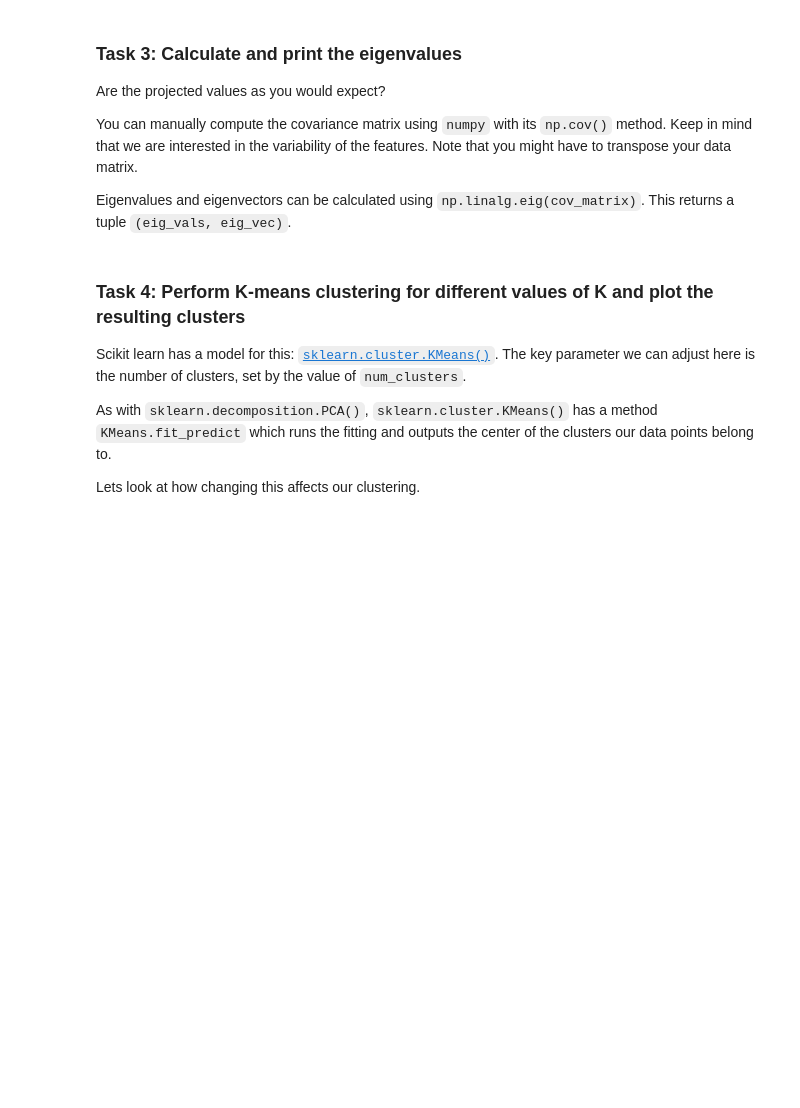
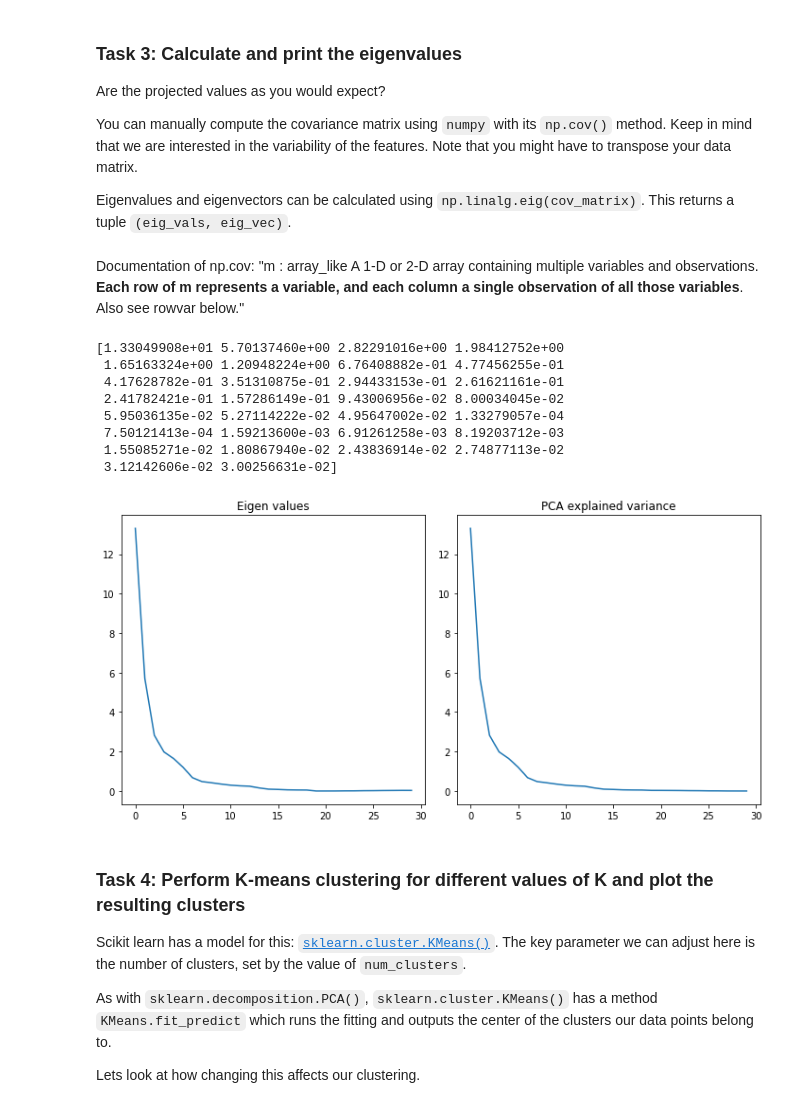
Before and after one commit to lc5415/hda_msc_tutorials, a Jupyter notebook: 6_Unsupervised_and_CNNs/PCA_and_kmeans.ipynb, the cells around one changed output. Saved outputs shown, nothing was run; the diff lists cells and outputs as text; code cells hidden in the pictures; blank space fills up the shorter version.

```diff
--- a/6_Unsupervised_and_CNNs/PCA_and_kmeans.ipynb
+++ b/6_Unsupervised_and_CNNs/PCA_and_kmeans.ipynb
@@ -74,15 +81,35 @@ Are the projected values as you would expect?
 You can manually compute the covariance matrix using `numpy` with its `np.cov()` method. Keep in mind that we are interested in the variability of the features. Note that you might have to transpose your data matrix.
 
 Eigenvalues and eigenvectors can be calculated using `np.linalg.eig(cov_matrix)`. This returns a tuple `(eig_vals, eig_vec)`.
+# %%
+# Compute the covariance matrix.
+covx = np.cov(X.T)
+# %% [markdown]
+Documentation of np.cov: "m : array_like
+A 1-D or 2-D array containing multiple variables and observations. __Each row of m represents a variable, and each column a single observation of all those variables__. Also see rowvar below."
 # %%
-# Compute the covariance matrix.
-
 # Compute the eigenvectors
-eig_vals, eig_vecs =
+eig_vals, eig_vecs =np.linalg.eig(covx)
 
 print(eig_vals)
 
 # Do you notice something about the values of the eig_vals and the explained_variance from above?
+fig, (ax1,ax2) = plt.subplots(1,2, figsize =(10,5))
+ax1.plot(eig_vals)
+ax1.set_title("Eigen values")
+ax2.plot(myPCA.explained_variance_)
+ax2.set_title("PCA explained variance")
+plt.tight_layout()
+# %% [output]
+[1.33049908e+01 5.70137460e+00 2.82291016e+00 1.98412752e+00
+ 1.65163324e+00 1.20948224e+00 6.76408882e-01 4.77456255e-01
+ 4.17628782e-01 3.51310875e-01 2.94433153e-01 2.61621161e-01
+ 2.41782421e-01 1.57286149e-01 9.43006956e-02 8.00034045e-02
+ 5.95036135e-02 5.27114222e-02 4.95647002e-02 1.33279057e-04
+ 7.50121413e-04 1.59213600e-03 6.91261258e-03 8.19203712e-03
+ 1.55085271e-02 1.80867940e-02 2.43836914e-02 2.74877113e-02
+ 3.12142606e-02 3.00256631e-02]
+[figure, added]
 # %% [markdown]
 ### Task 4: Perform K-means clustering for different values of K and plot the resulting clusters
 
```
Also changed, not shown: parts of 8 cells of this notebook, 1 other file.
